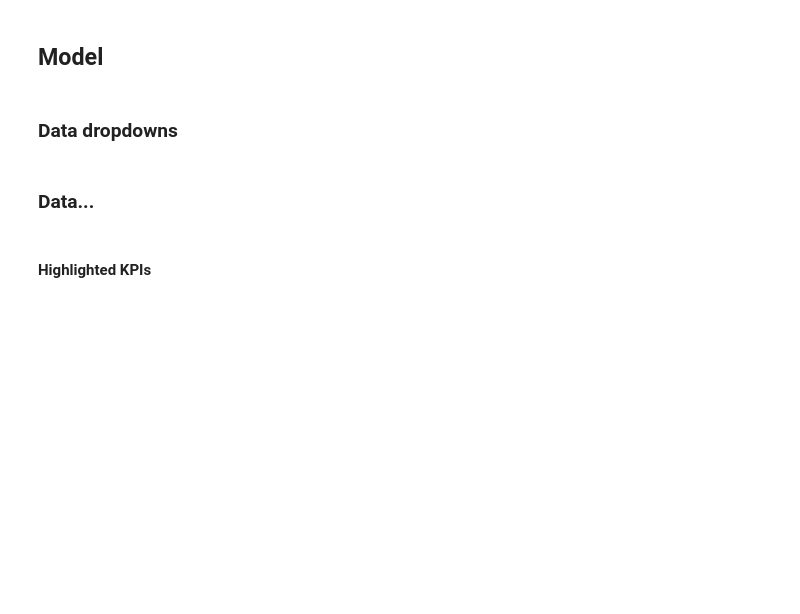
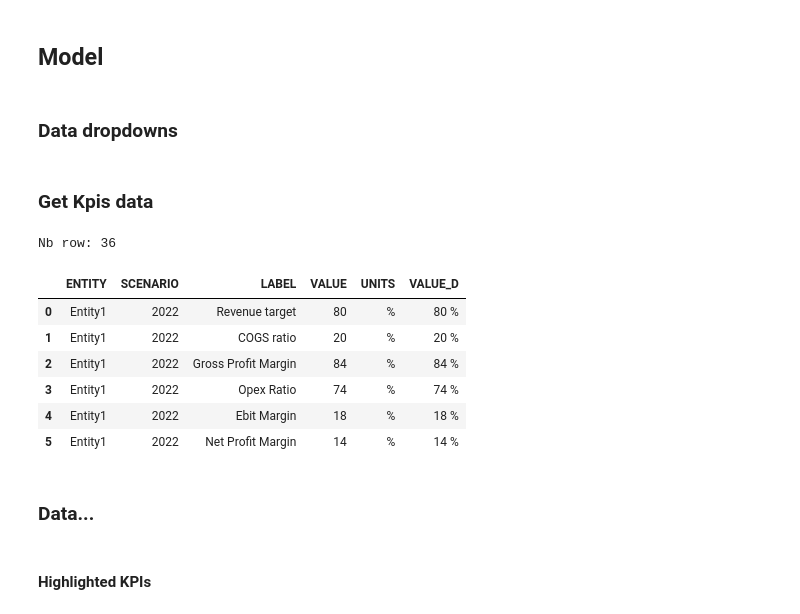
Before and after one commit to jupyter-naas/summer-dashboarding, a Jupyter notebook: dashboards/2-Financial consolidation/financial-consolidation.ipynb, the cells around one changed output. Cells and saved outputs as stored; diff of their text form; code cells hidden in the pictures; blank space fills up the shorter version.

Commit message:
feat: get hkpis data from gsheet

```diff
--- a/dashboards/2-Financial consolidation/financial-consolidation.ipynb
+++ b/dashboards/2-Financial consolidation/financial-consolidation.ipynb
@@ -32,5 +32,9 @@ DASH_PORT = 8050
 # %%
-spreadsheet_id = "1yi0qzuUEnE9wMWWQFIVq5Uou8ChxFqF0MMqFM5FtVIM"
+SPREADSHEET_URL = "https://docs.google.com/spreadsheets/d/127PqDiuz5CXa8tTzhhgUl_ziMYThwZhfWOi86Bo-h-g/edit?usp=sharing"
+SHEET_NAME = "KPIS"
+SHEET_NAME_2 = "REVENUE"
+SHEET_NAME_3 = "OPERATIONAL_EXPENSES"
+SHEET_NAME_4 = "EARNING_BEFORE_INTREST_AND_TAXES"
 # %% [markdown]
 ### App design
 # %%
@@ -51,6 +55,22 @@ scenarios = [
     "2021",
     "2020"
 ]
+# %% [markdown]
+### Get Kpis data
+# %%
+df_hkpis = gsheet.connect(SPREADSHEET_URL).get(SHEET_NAME)
+df_hkpis["VALUE_D"] = df_hkpis["VALUE"].astype(str) + " " + df_hkpis["UNITS"].astype(str)
+print("Nb row:", len(df_hkpis))
+df_hkpis.head(6)
+# %% [output]
+Nb row: 36
+|  | ENTITY | SCENARIO | LABEL | VALUE | UNITS | VALUE_D |
+| 0 | Entity1 | 2022 | Revenue target | 80 | % | 80 % |
+| 1 | Entity1 | 2022 | COGS ratio | 20 | % | 20 % |
+| 2 | Entity1 | 2022 | Gross Profit Margin | 84 | % | 84 % |
+| 3 | Entity1 | 2022 | Opex Ratio | 74 | % | 74 % |
+| 4 | Entity1 | 2022 | Ebit Margin | 18 | % | 18 % |
+| 5 | Entity1 | 2022 | Net Profit Margin | 14 | % | 14 % |
 # %% [markdown]
 ### Data...
 # %%
```
Also changed, not shown: parts of 2 cells of this notebook.
